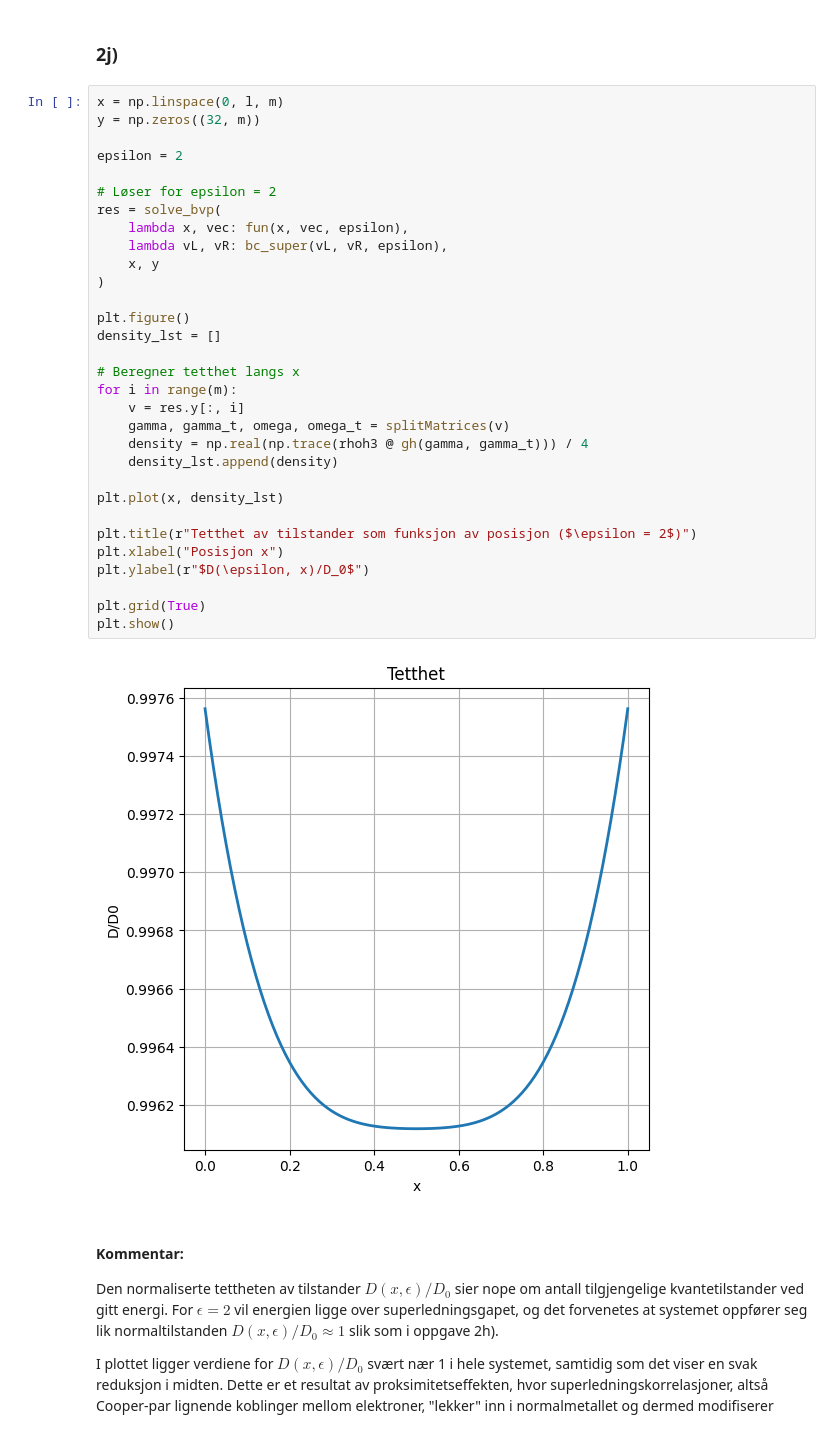
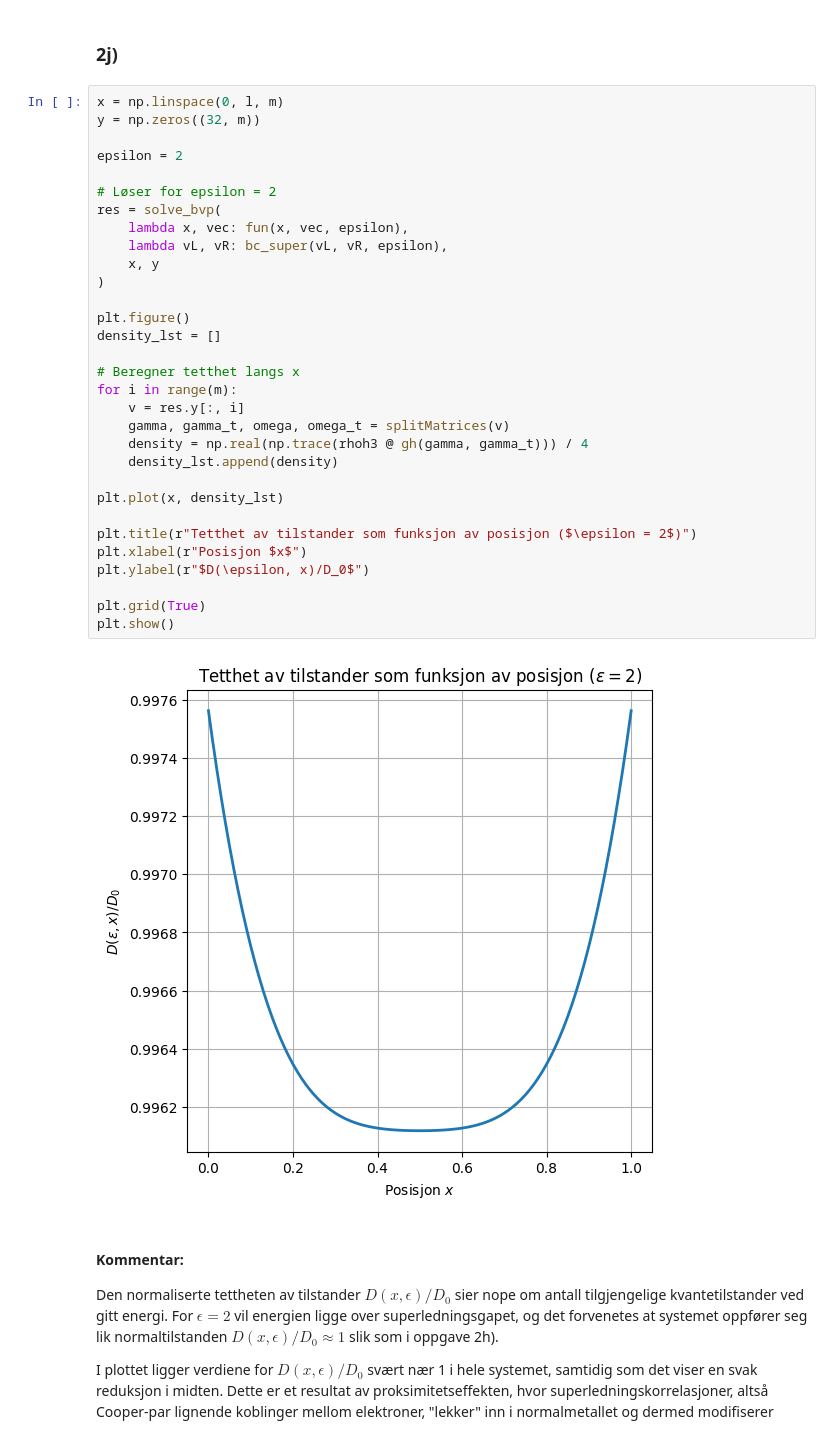
Before and after one commit to selmaberg05/TMA4320-Prosjekt3-gruppe-Andrihol-Emilyan-Selmahbe, a Jupyter notebook: Prosjekt3.ipynb, the cells around one changed output. Drawn from its saved outputs; the diff is of its cells as text.

```diff
--- a/Prosjekt3.ipynb
+++ b/Prosjekt3.ipynb
@@ -1173,35 +1174,35 @@ ved grenseflatene, med $\phi_L = \phi_R = 0$.
 x = np.linspace(0, l, m)
 y = np.zeros((32, m))
 
 epsilon = 2
 
 # Løser for epsilon = 2
 res = solve_bvp(
     lambda x, vec: fun(x, vec, epsilon),
     lambda vL, vR: bc_super(vL, vR, epsilon),
     x, y
 )
 
 plt.figure()
 density_lst = []
 
 # Beregner tetthet langs x
 for i in range(m):
     v = res.y[:, i]
     gamma, gamma_t, omega, omega_t = splitMatrices(v)
     density = np.real(np.trace(rhoh3 @ gh(gamma, gamma_t))) / 4
     density_lst.append(density)
 
 plt.plot(x, density_lst)
 
 plt.title(r"Tetthet av tilstander som funksjon av posisjon ($\epsilon = 2$)")
-plt.xlabel("Posisjon x")
+plt.xlabel(r"Posisjon $x$")
 plt.ylabel(r"$D(\epsilon, x)/D_0$")
 
 plt.grid(True)
 plt.show()
 # %% [output]
-[figure, old version]
+[figure, new version]
 # %% [markdown]
 #### Kommentar:
 Den normaliserte tettheten av tilstander $D(x, \epsilon) / D_0 $ sier nope om antall tilgjengelige kvantetilstander ved gitt energi. For $\epsilon = 2$ vil energien ligge over superledningsgapet, og det forvenetes at systemet oppfører seg lik normaltilstanden $D(x, \epsilon) / D_0  \approx 1$ slik som i oppgave 2h).
```
Also changed, not shown: parts of 4 cells of this notebook.
